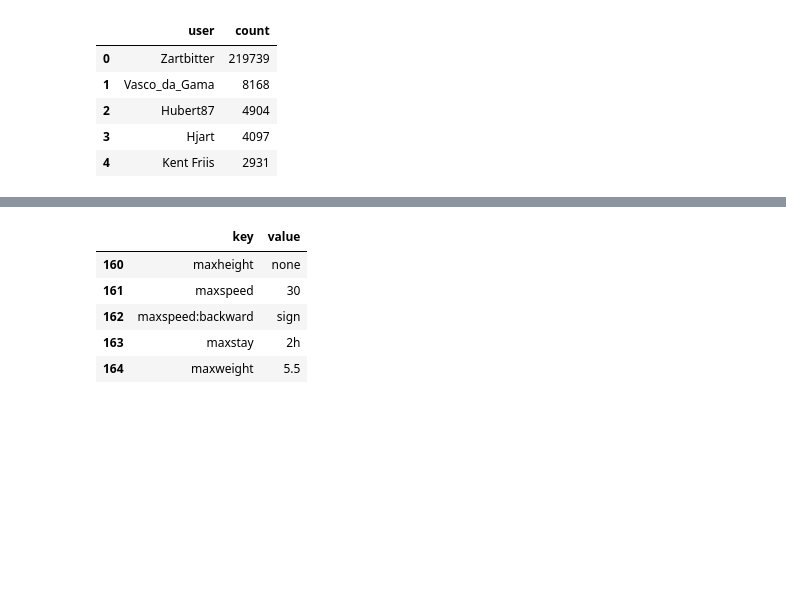
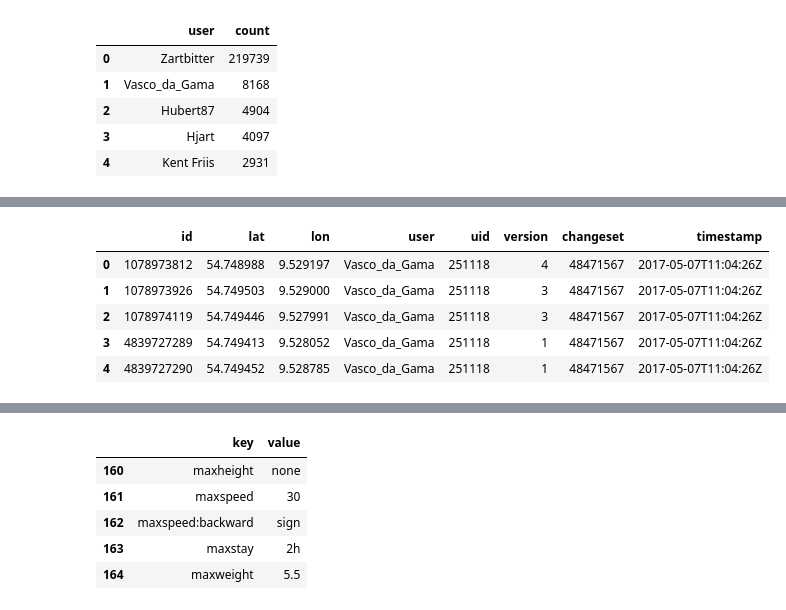
Before and after one commit to hstoefen/osm_project, a Jupyter notebook: osm_project.ipynb, the cells around one changed output, grey strips where cells are left out. Cells and saved outputs as stored; diff of their text form; code cells hidden in the pictures; blank space fills up the shorter version.

```diff
--- a/osm_project.ipynb
+++ b/osm_project.ipynb
@@ -215,0 +238,14 @@ We have a clear winner: Zartbitter contributed the most by a big margin!
+# %%
+QUERY = "SELECT * FROM nodes WHERE user='Vasco_da_Gama' ORDER BY timestamp DESC LIMIT 100;"
+c.execute(QUERY)
+rows = c.fetchall()
+
+df = pd.DataFrame(rows, columns=['id','lat','lon','user','uid','version','changeset','timestamp'])
+df.head()
+# %% [output]
+|  | id | lat | lon | user | uid | version | changeset | timestamp |
+| 0 | 1078973812 | 54.748988 | 9.529197 | Vasco_da_Gama | 251118 | 4 | 48471567 | 2017-05-07T11:04:26Z |
+| 1 | 1078973926 | 54.749503 | 9.529000 | Vasco_da_Gama | 251118 | 3 | 48471567 | 2017-05-07T11:04:26Z |
+| 2 | 1078974119 | 54.749446 | 9.527991 | Vasco_da_Gama | 251118 | 3 | 48471567 | 2017-05-07T11:04:26Z |
+| 3 | 4839727289 | 54.749413 | 9.528052 | Vasco_da_Gama | 251118 | 1 | 48471567 | 2017-05-07T11:04:26Z |
+| 4 | 4839727290 | 54.749452 | 9.528785 | Vasco_da_Gama | 251118 | 1 | 48471567 | 2017-05-07T11:04:26Z |
```
Also changed, not shown: parts of 11 cells of this notebook.
